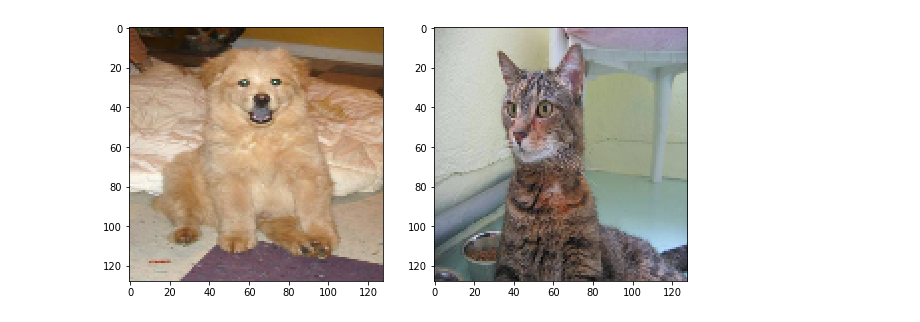
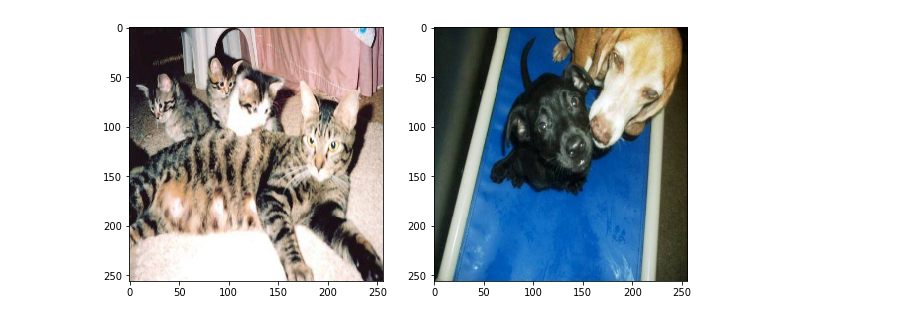
Before and after one commit to aweas/deep_dreaming_dogs, a Jupyter notebook: classificator_training.ipynb, the cells around one changed output. Cells and saved outputs as stored; diff of their text form; code cells hidden in the pictures.

Commit message:
trying out bigger input

```diff
--- a/classificator_training.ipynb
+++ b/classificator_training.ipynb
@@ -14,23 +14,33 @@ def read_pictures(directory='train/'):
     files_list = [(directory+i.strip()) for i in files_list]
     return files_list
 # %%
-input_shape = (128, 128, 3)
+input_shape = (256, 256, 3)
 # files_list = read_pictures('preprocessed_images/')
 files_list = read_pictures()
 # %%
 def preprocess_img(img):
     return skimage.transform.resize(img, input_shape)
 # %%
-def get_dataset(preprocess = True, files_num=1000):
+def get_dataset(preprocess = True, files_num=1000, random=False):
     X = np.empty((files_num, *input_shape), dtype=np.float32)
     y = np.empty((files_num, 2), dtype=np.uint8)
 
-    files_to_read = np.random.choice(files_list, files_num)
+    if random:
+        files_to_read = np.random.choice(files_list, files_num)
+    else:
+        files_to_read = files_list[:files_num]
+
+    if preprocess:
+        operation = lambda x: preprocess_img(cv2.imread(x))[:,:,::-1]
+    else:
+        operation = lambda x: cv2.imread(x)[:,:,::-1]
+
     for num, i in enumerate(tqdm.tqdm(files_to_read)):
-        if preprocess:
-            X[num] = preprocess_img(cv2.imread(i))[:,:,::-1]
-        else:
-            X[num] = cv2.imread(i)[:,:,::-1]
+        X[num] = operation(i)
+#         if preprocess:
+#             X[num] = preprocess_img(cv2.imread(i))[:,:,::-1]
+#         else:
+#             X[num] = cv2.imread(i)[:,:,::-1]
 
         if 'cat' in i:
             y[num] = [1, 0]
@@ -42,7 +52,7 @@ def save_preprocessed_images(images):
     for i, name in tqdm.tqdm(zip(images, files_list)):
         plt.imsave(f'preprocessed_images/{name.split("/")[-1]}', i)
 # %%
-X, y = get_dataset(preprocess=True, files_num=25000)
+X, y = get_dataset(preprocess=True, files_num=10000, random=True)
 # X = X/np.max(X)
 # %%
 # save_preprocessed_images(X)
@@ -51,12 +65,12 @@ X_train, X_test, y_train, y_test = train_test_split(X, y, test_size=0.3)
 # %%
 plt.figure(figsize=(10,10))
 plt.subplot(121)
-plt.imshow(X[1]);
+plt.imshow(X_train[1]);
 plt.subplot(122)
-plt.imshow(X[0])
+plt.imshow(X_train[0])
 plt.show()
 # %% [output]
-[figure, old version]
+[figure, new version]
 # %%
 class cnn_network(neural_network):
     def _inference(self):
```
Also changed, not shown: parts of 3 cells of this notebook, 28 other files.
